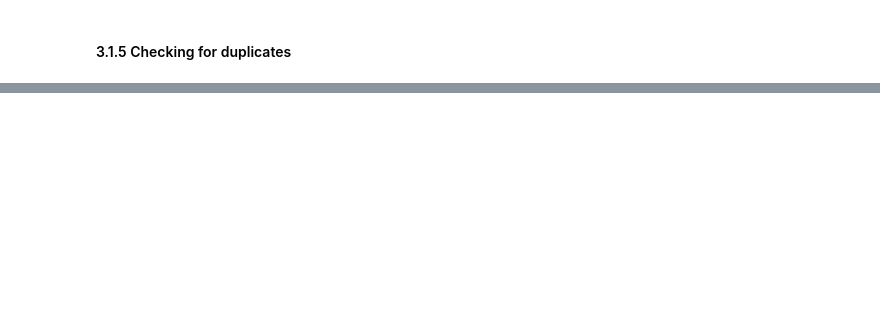
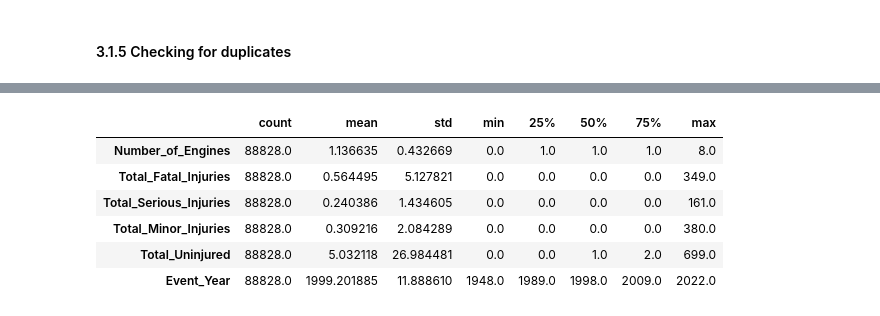
Before and after one commit to HuldahCR/Aircraft-Risk-Assessment-Phase-One-Project, a Jupyter notebook: Draft_Risk_Assessment.ipynb, the cells around one changed output, grey strips where cells are left out. Saved outputs shown, nothing was run; the diff lists cells and outputs as text; code cells hidden in the pictures; blank space fills up the shorter version.

```diff
--- a/Draft_Risk_Assessment.ipynb
+++ b/Draft_Risk_Assessment.ipynb
@@ -1755,22 +1765,0 @@ Given this is a key variable in our analysis and given that our analysis is mean
-# %%
-#create a function to impute the injury severity using number of injuries sustained and the fatality count
-def impute_injury_severity(df):
-    if pd.isna(df['Injury_Severity']):
-        if df['Total_Fatal_Injuries'] > 0:
-            return 'Fatal'
-        elif df['Total_Serious_Injuries'] > 0:
-            return 'Serious'
-        elif df['Total_Minor_Injuries'] > 0:
-            return 'Minor'
-        elif df['Total_Uninjured'] > 0:
-            return 'Non-Fatal'
-        else:
-            return np.nan
-    else:
-        return df['Injury_Severity']
-
-#Apply the imputation function
-aviation_df1['Injury_Severity'] = aviation_df1.apply(impute_injury_severity, axis=1)
-
-#check the null values in the Engine Type variable
-print('The remaining null values in Injury Severity are:', aviation_df1['Injury_Severity'].isna().sum())
@@ -1778,0 +1766,6 @@ The remaining null values in Injury Severity are: 983
+# %%
+#fill the missing values with unknown
+aviation_df1['Injury_Severity'].fillna('Unknown', inplace=True)
+
+#check the null values in the Injury Severity variable
+aviation_df1['Injury_Severity'].isna().sum()
@@ -1983,0 +1995,11 @@ dtype: int64
+# %%
+#checking the statistical summary of the dataframe
+aviation_df2.describe().T
+# %% [output]
+|  | count | mean | std | min | 25% | 50% | 75% | max |
+| Number_of_Engines | 88828.0 | 1.136635 | 0.432669 | 0.0 | 1.0 | 1.0 | 1.0 | 8.0 |
+| Total_Fatal_Injuries | 88828.0 | 0.564495 | 5.127821 | 0.0 | 0.0 | 0.0 | 0.0 | 349.0 |
+| Total_Serious_Injuries | 88828.0 | 0.240386 | 1.434605 | 0.0 | 0.0 | 0.0 | 0.0 | 161.0 |
+| Total_Minor_Injuries | 88828.0 | 0.309216 | 2.084289 | 0.0 | 0.0 | 0.0 | 0.0 | 380.0 |
+| Total_Uninjured | 88828.0 | 5.032118 | 26.984481 | 0.0 | 0.0 | 1.0 | 2.0 | 699.0 |
+| Event_Year | 88828.0 | 1999.201885 | 11.888610 | 1948.0 | 1989.0 | 1998.0 | 2009.0 | 2022.0 |
```
Also changed, not shown: parts of 89 cells of this notebook, 1 other file.
